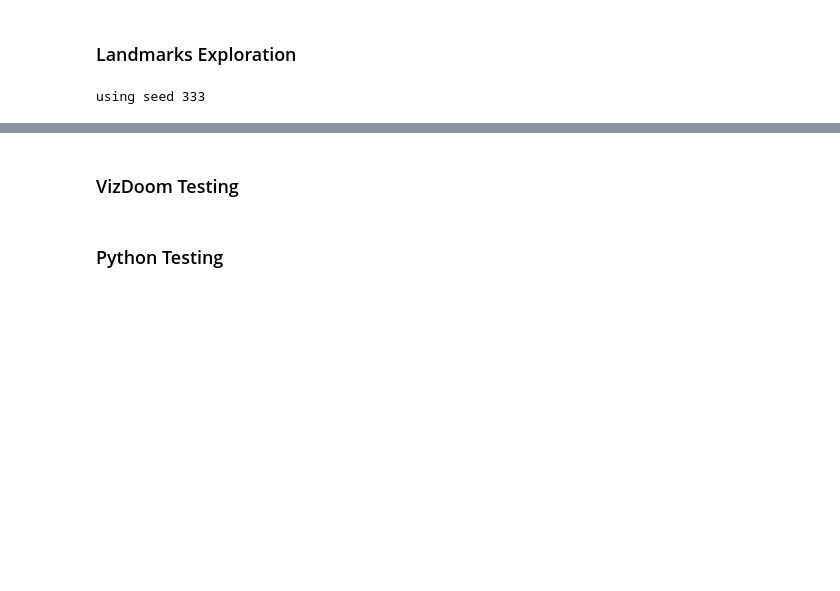
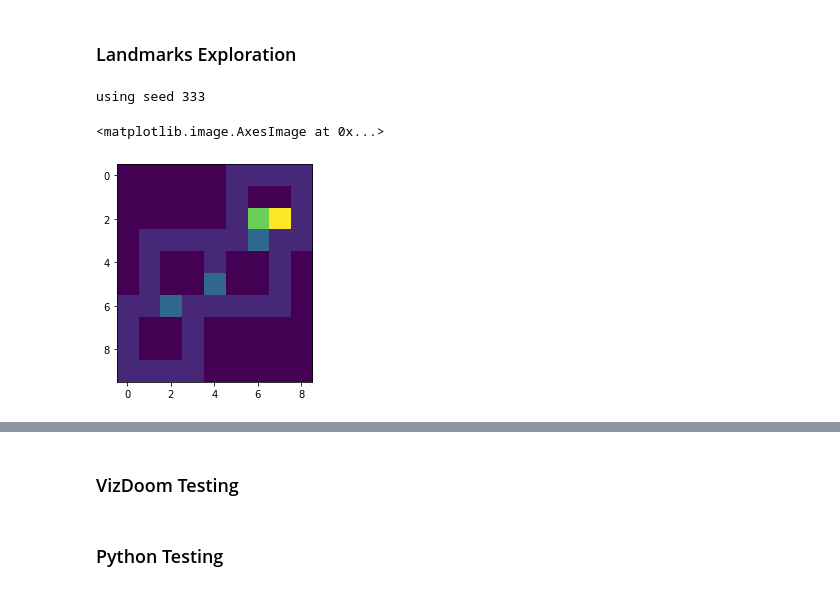
Before and after one commit to 2016choang/sfl, a Jupyter notebook: playground/new-envs.ipynb, the cells around one changed output, grey strips where cells are left out. Saved outputs shown, nothing was run; the diff lists cells and outputs as text; code cells hidden in the pictures; blank space fills up the shorter version.

```diff
--- a/playground/new-envs.ipynb
+++ b/playground/new-envs.ipynb
@@ -48,0 +48,5 @@ start_obs = env.reset()
+# %%
+plt.imshow(env.reset()[:, :, 0].T)
+# %% [output]
+<matplotlib.image.AxesImage at 0x...>
+[figure, added]
```
Also changed, not shown: parts of 14 cells of this notebook, 3 other files.
